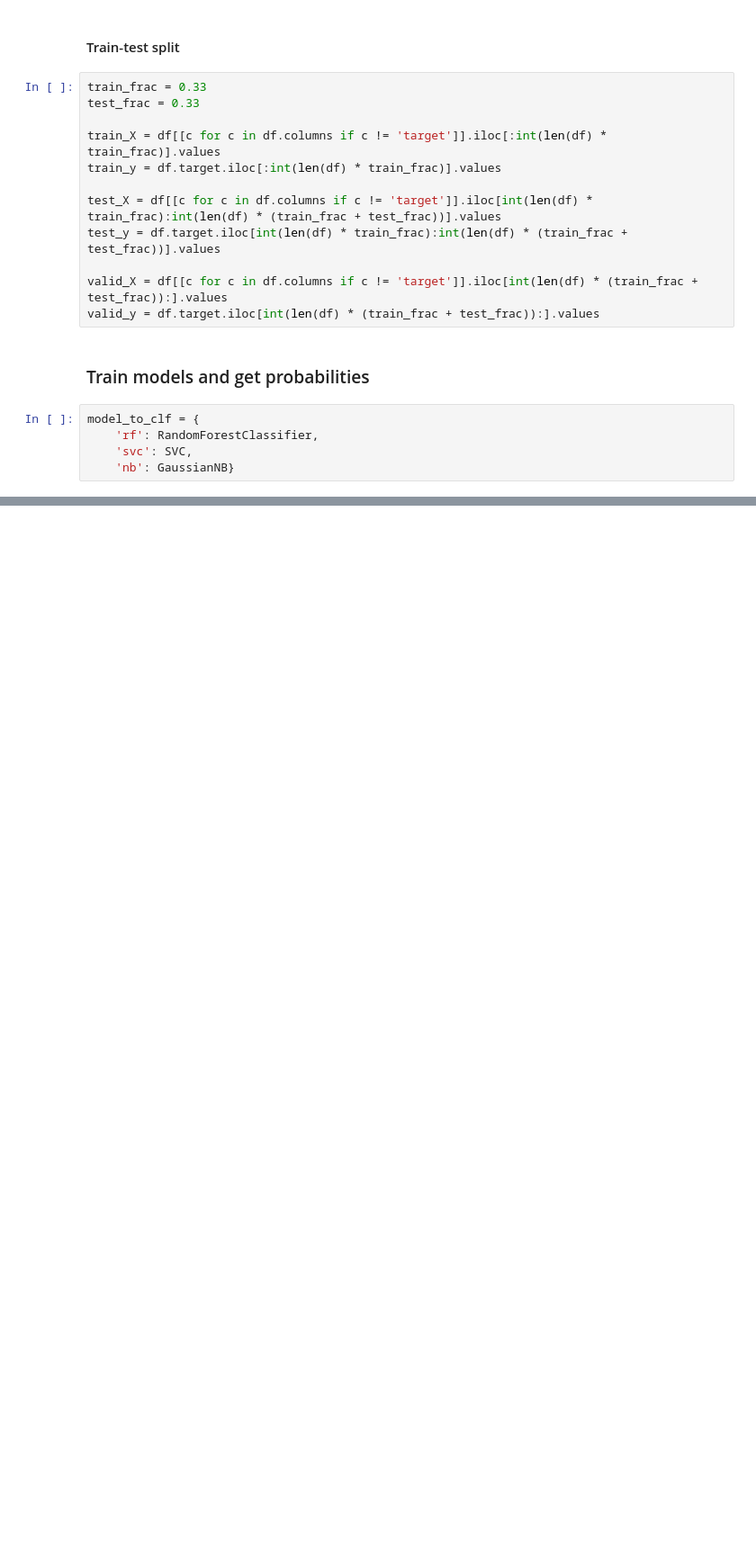
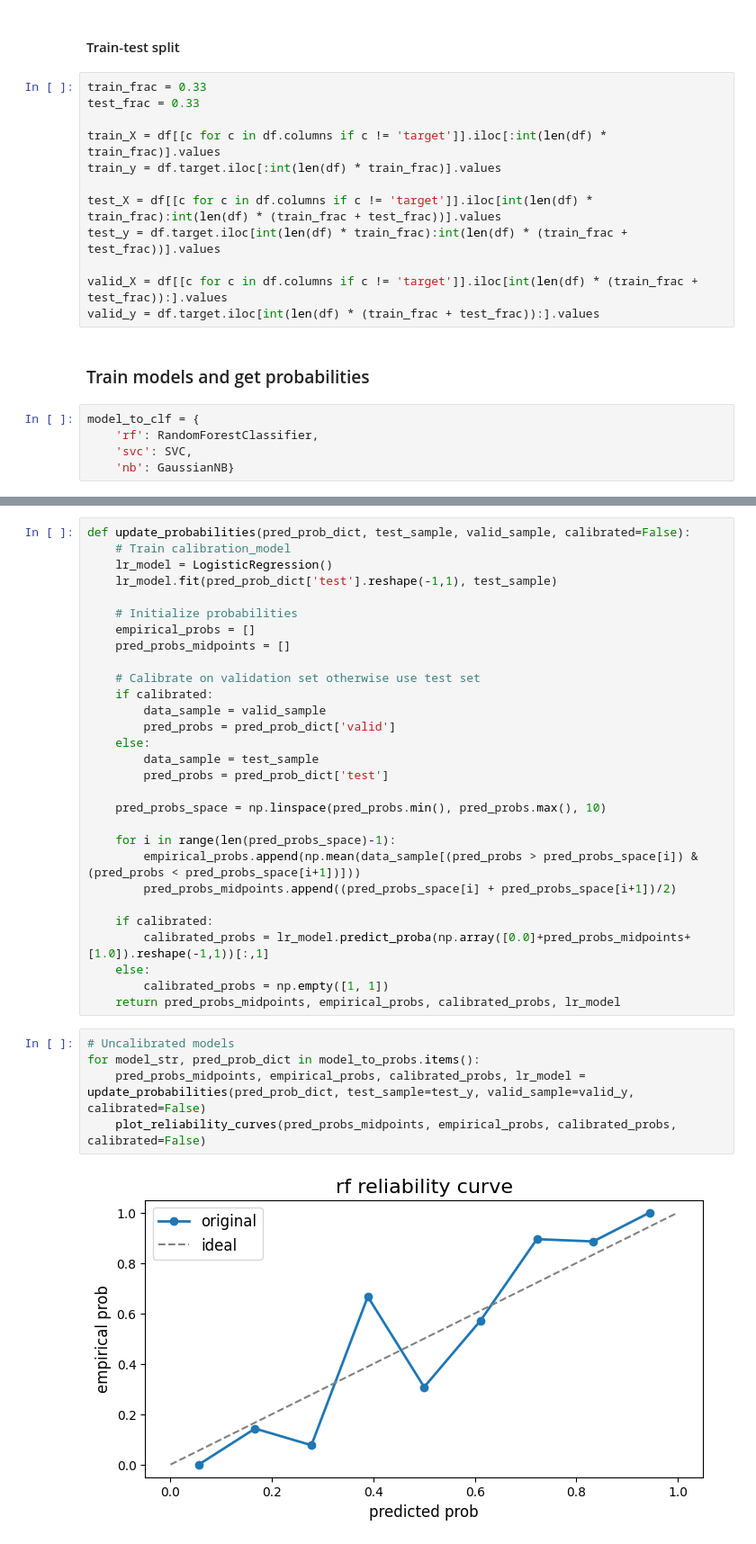
Before and after one commit to MAyub114/calibration_curves, a Jupyter notebook: calibration_curve_heart.ipynb, the cells around one changed output, grey strips where cells are left out. Shown: that part at 90% size. Saved outputs shown, nothing was run; the diff lists cells and outputs as text; blank space fills up the shorter version.

Commit message:
Uncalibrated and calibrate reliability curves

```diff
--- a/calibration_curve_heart.ipynb
+++ b/calibration_curve_heart.ipynb
@@ -108,0 +154,36 @@ plt.show()
+# %%
+def update_probabilities(pred_prob_dict, test_sample, valid_sample, calibrated=False):
+    # Train calibration_model
+    lr_model = LogisticRegression()
+    lr_model.fit(pred_prob_dict['test'].reshape(-1,1), test_sample)
+
+    # Initialize probabilities
+    empirical_probs = []
+    pred_probs_midpoints = []
+
+    # Calibrate on validation set otherwise use test set
+    if calibrated:
+        data_sample = valid_sample
+        pred_probs = pred_prob_dict['valid']
+    else:
+        data_sample = test_sample
+        pred_probs = pred_prob_dict['test']
+
+    pred_probs_space = np.linspace(pred_probs.min(), pred_probs.max(), 10)
+
+    for i in range(len(pred_probs_space)-1):
+        empirical_probs.append(np.mean(data_sample[(pred_probs > pred_probs_space[i]) & (pred_probs < pred_probs_space[i+1])]))
+        pred_probs_midpoints.append((pred_probs_space[i] + pred_probs_space[i+1])/2)
+
+    if calibrated:
+        calibrated_probs = lr_model.predict_proba(np.array([0.0]+pred_probs_midpoints+[1.0]).reshape(-1,1))[:,1]
+    else:
+        calibrated_probs = np.empty([1, 1])
+    return pred_probs_midpoints, empirical_probs, calibrated_probs, lr_model
+# %%
+# Uncalibrated models
+for model_str, pred_prob_dict in model_to_probs.items():
+    pred_probs_midpoints, empirical_probs, calibrated_probs, lr_model = update_probabilities(pred_prob_dict, test_sample=test_y, valid_sample=valid_y, calibrated=False)
+    plot_reliability_curves(pred_probs_midpoints, empirical_probs, calibrated_probs, calibrated=False)
+# %% [output]
+[figure, added]
```
Also changed, not shown: parts of 11 cells of this notebook.
